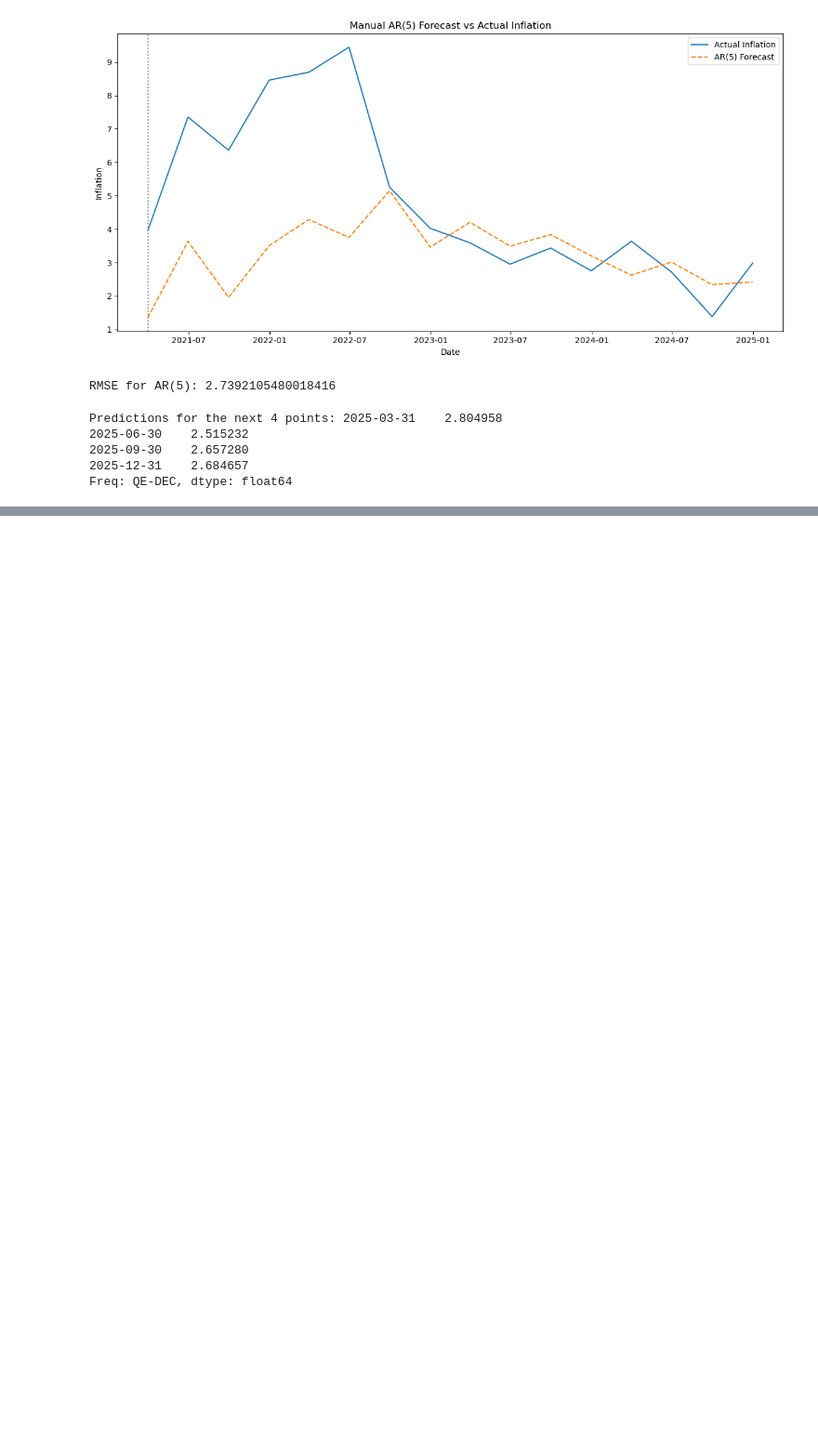
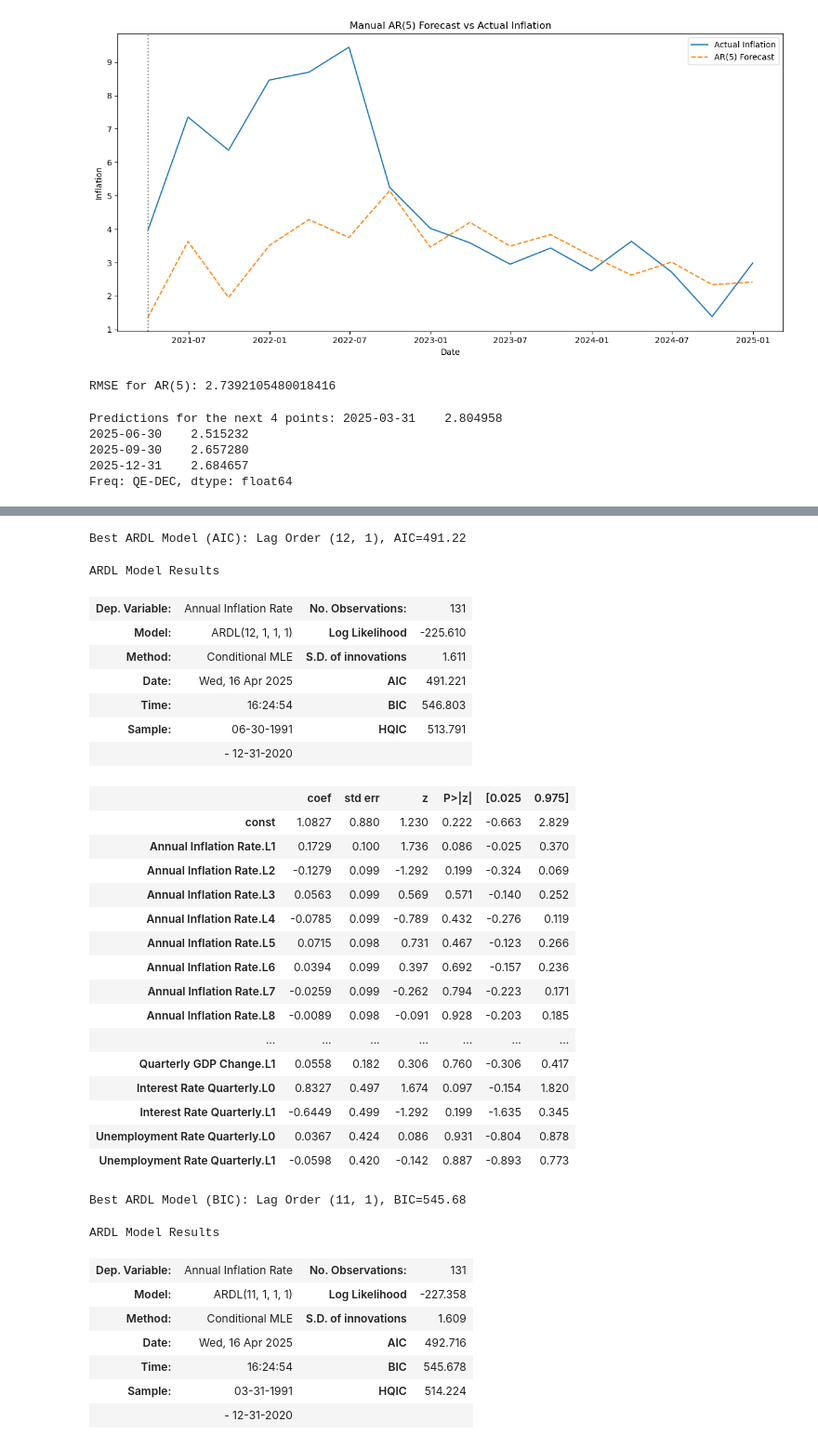
Before and after one commit to gagrawal009/FE5213-Quantitative-Macroeconomics-with-Python, a Jupyter notebook: Part 2/US_Project updated.ipynb, the cells around one changed output, grey strips where cells are left out. Shown at 93% size. Saved outputs shown, nothing was run; the diff lists cells and outputs as text; code cells hidden in the pictures; blank space fills up the shorter version.

```diff
--- a/Part 2/US_Project updated.ipynb
+++ b/Part 2/US_Project updated.ipynb
@@ -947,0 +1275,5 @@ XGBoost Rolling RMSE: 2.4481
+# %%
+# Print the RMSE values for each model
+
+for p in range(1, 13):
+    print(f"AR({p}) RMSE: {rmse[p]:.4f}")
@@ -947,0 +1305,71 @@ XGBoost Rolling RMSE: 2.4481
+# %%
+# Fit ARDL model with exogs
+test_data1 = df_inflation.loc[df_inflation.index >= '2021-03-01']
+train_data1 = df_inflation.loc[df_inflation.index < '2021-03-01']
+test_data = test_data1['Annual Inflation Rate']
+train_data = train_data1['Annual Inflation Rate']
+
+exog = df_merged[['Quarterly GDP Change', 'Interest Rate Quarterly', 'Unemployment Rate Quarterly']]
+train_exog = exog.loc[exog.index < '2021-03-01']
+test_exog = exog.loc[exog.index >= '2021-03-01']
+
+# Initialize variables to store the best model
+best_aic = np.inf
+best_bic = np.inf
+best_lag = None
+best_order = None
+
+for p in range(1, 13):
+    for q in range(1, 13):
+        model_ardl = ARDL(train_data, lags=p, exog=train_exog, order = q ).fit()
+
+        if model_ardl.aic < best_aic:
+            best_aic = model_ardl.aic
+            best_order = (p, q)
+            best_model = model_ardl
+
+        if model_ardl.bic < best_bic:
+            best_bic = model_ardl.bic
+            best_lag = (p, q)
+            best_model_bic = model_ardl
+
+# Print the best ARDL model based on AIC and BIC
+print(f"Best ARDL Model (AIC): Lag Order {best_order}, AIC={best_aic:.2f}")
+display(best_model.summary())
+print(f"Best ARDL Model (BIC): Lag Order {best_lag}, BIC={best_bic:.2f}")
+display(best_model_bic.summary())
+# %% [output]
+Best ARDL Model (AIC): Lag Order (12, 1), AIC=491.22
+ARDL Model Results
+| Dep. Variable: | Annual Inflation Rate | No. Observations: | 131 |
+| Model: | ARDL(12, 1, 1, 1) | Log Likelihood | -225.610 |
+| Method: | Conditional MLE | S.D. of innovations | 1.611 |
+| Date: | Wed, 16 Apr 2025 | AIC | 491.221 |
+| Time: | 16:24:54 | BIC | 546.803 |
+| Sample: | 06-30-1991 | HQIC | 513.791 |
+|  | - 12-31-2020 |  |  |
+|  | coef | std err | z | P>|z| | [0.025 | 0.975] |
+| const | 1.0827 | 0.880 | 1.230 | 0.222 | -0.663 | 2.829 |
+| Annual Inflation Rate.L1 | 0.1729 | 0.100 | 1.736 | 0.086 | -0.025 | 0.370 |
+| Annual Inflation Rate.L2 | -0.1279 | 0.099 | -1.292 | 0.199 | -0.324 | 0.069 |
+| Annual Inflation Rate.L3 | 0.0563 | 0.099 | 0.569 | 0.571 | -0.140 | 0.252 |
+| Annual Inflation Rate.L4 | -0.0785 | 0.099 | -0.789 | 0.432 | -0.276 | 0.119 |
+| Annual Inflation Rate.L5 | 0.0715 | 0.098 | 0.731 | 0.467 | -0.123 | 0.266 |
+| Annual Inflation Rate.L6 | 0.0394 | 0.099 | 0.397 | 0.692 | -0.157 | 0.236 |
+| Annual Inflation Rate.L7 | -0.0259 | 0.099 | -0.262 | 0.794 | -0.223 | 0.171 |
+| Annual Inflation Rate.L8 | -0.0089 | 0.098 | -0.091 | 0.928 | -0.203 | 0.185 |
+| ... | ... | ... | ... | ... | ... | ... |
+| Quarterly GDP Change.L1 | 0.0558 | 0.182 | 0.306 | 0.760 | -0.306 | 0.417 |
+| Interest Rate Quarterly.L0 | 0.8327 | 0.497 | 1.674 | 0.097 | -0.154 | 1.820 |
+| Interest Rate Quarterly.L1 | -0.6449 | 0.499 | -1.292 | 0.199 | -1.635 | 0.345 |
+| Unemployment Rate Quarterly.L0 | 0.0367 | 0.424 | 0.086 | 0.931 | -0.804 | 0.878 |
+| Unemployment Rate Quarterly.L1 | -0.0598 | 0.420 | -0.142 | 0.887 | -0.893 | 0.773 |
+Best ARDL Model (BIC): Lag Order (11, 1), BIC=545.68
+ARDL Model Results
+| Dep. Variable: | Annual Inflation Rate | No. Observations: | 131 |
+| Model: | ARDL(11, 1, 1, 1) | Log Likelihood | -227.358 |
+| Method: | Conditional MLE | S.D. of innovations | 1.609 |
+| Date: | Wed, 16 Apr 2025 | AIC | 492.716 |
+| Time: | 16:24:54 | BIC | 545.678 |
+| Sample: | 03-31-1991 | HQIC | 514.224 |
+|  | - 12-31-2020 |  |  |
```
Also changed, not shown: parts of 34 cells of this notebook.
